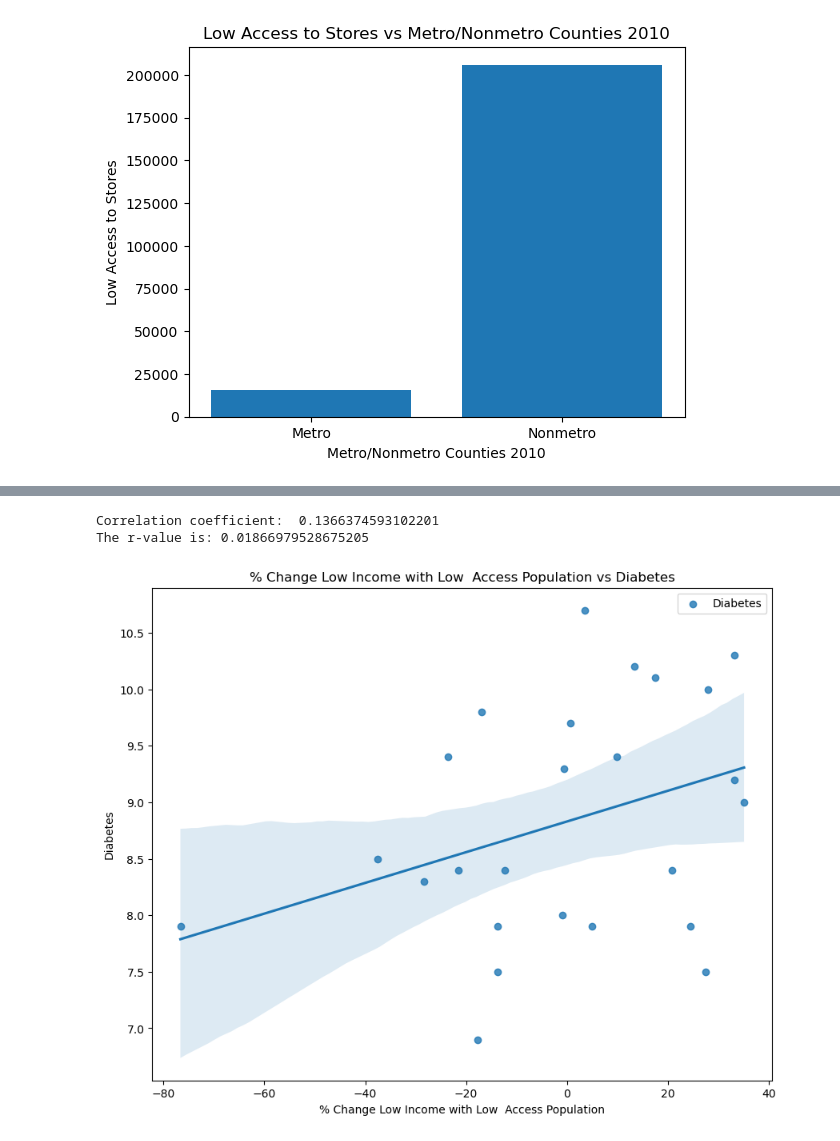
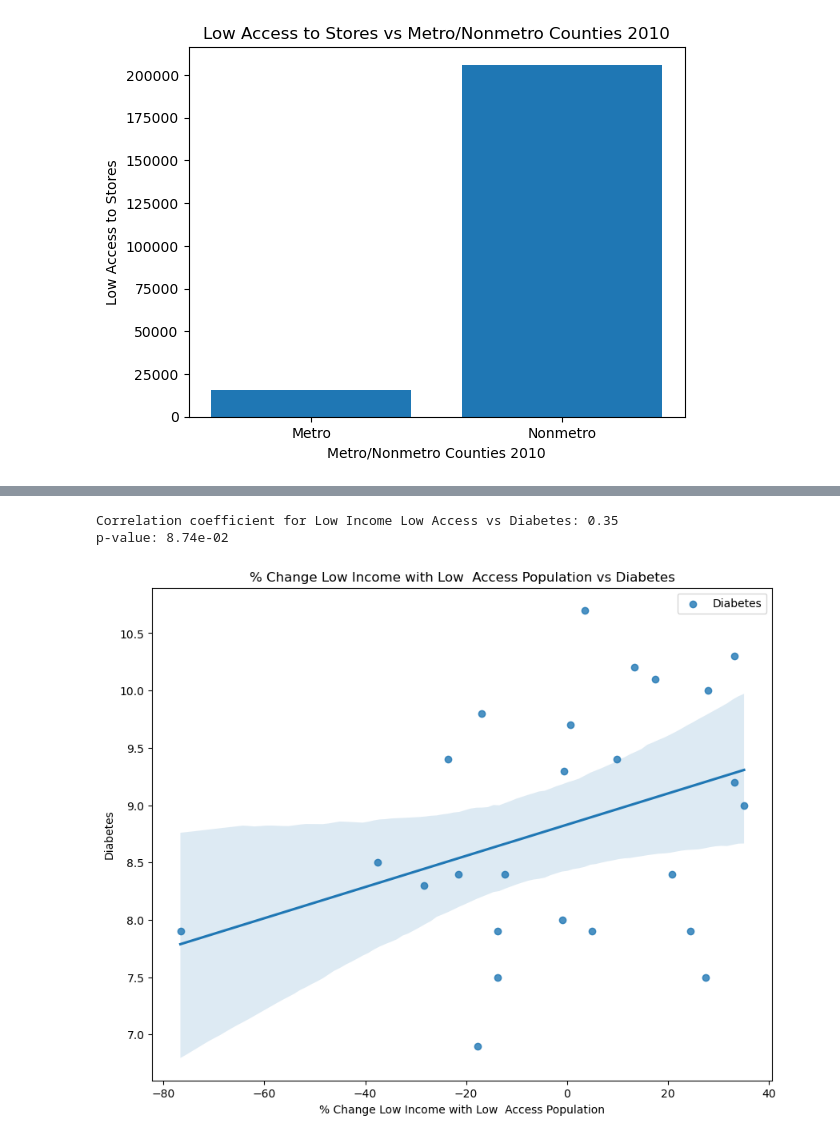
Before and after one commit to PsCushman/food-deserts-ca, a Jupyter notebook: Drea Project/food_deserts_drea.ipynb, the cells around one changed output, grey strips where cells are left out. Drawn from its saved outputs; the diff is of its cells as text; code cells hidden in the pictures.

```diff
--- a/Drea Project/food_deserts_drea.ipynb
+++ b/Drea Project/food_deserts_drea.ipynb
@@ -448,26 +466,32 @@ The r-value is: 0.01866979528675205
 # %%
 # Load data
 access_df = pd.read_csv('access_df.csv')
 health_data_df = pd.read_csv('health_data_df.csv')
 
 # Merge data
 merged_df = pd.merge(access_df, health_data_df, on='County')
+
+#Correlation and Regression Line
+x1 = merged_df["% Change 10-15 Low Income Pop w/Low Store Access"]
+y1 = merged_df["Diabetes 2013"]
+corr1, p_val1 = pearsonr(x1, y1)
 
 # Plot scatterplot
 fig, ax = plt.subplots(figsize=(10,8))
 
 sns.regplot(x="% Change 10-15 Low Income Pop w/Low Store Access", y="Diabetes 2013", data=merged_df, label='Diabetes')
 
 ax.set_xlabel("% Change Low Income with Low  Access Population")
 ax.set_ylabel("Diabetes")
 plt.title("% Change Low Income with Low  Access Population vs Diabetes")
 plt.legend()
 
 plt.savefig('low_income_low_access_vs_diabetes', dpi=300, bbox_inches='tight')
-print('Correlation coefficient: ', corr)
-print(f"The r-value is: {r_value**2}")
+print("Correlation coefficient for Low Income Low Access vs Diabetes: {:.2f}".format(corr1))
+print("p-value: {:.2e}".format(p_val1))
+
 plt.show()
 # %% [output]
-Correlation coefficient:  0.1366374593102201
-The r-value is: 0.01866979528675205
+Correlation coefficient for Low Income Low Access vs Diabetes: 0.35
+p-value: 8.74e-02
-[figure, old version]
+[figure, new version]
```
Also changed, not shown: parts of 10 cells of this notebook.
